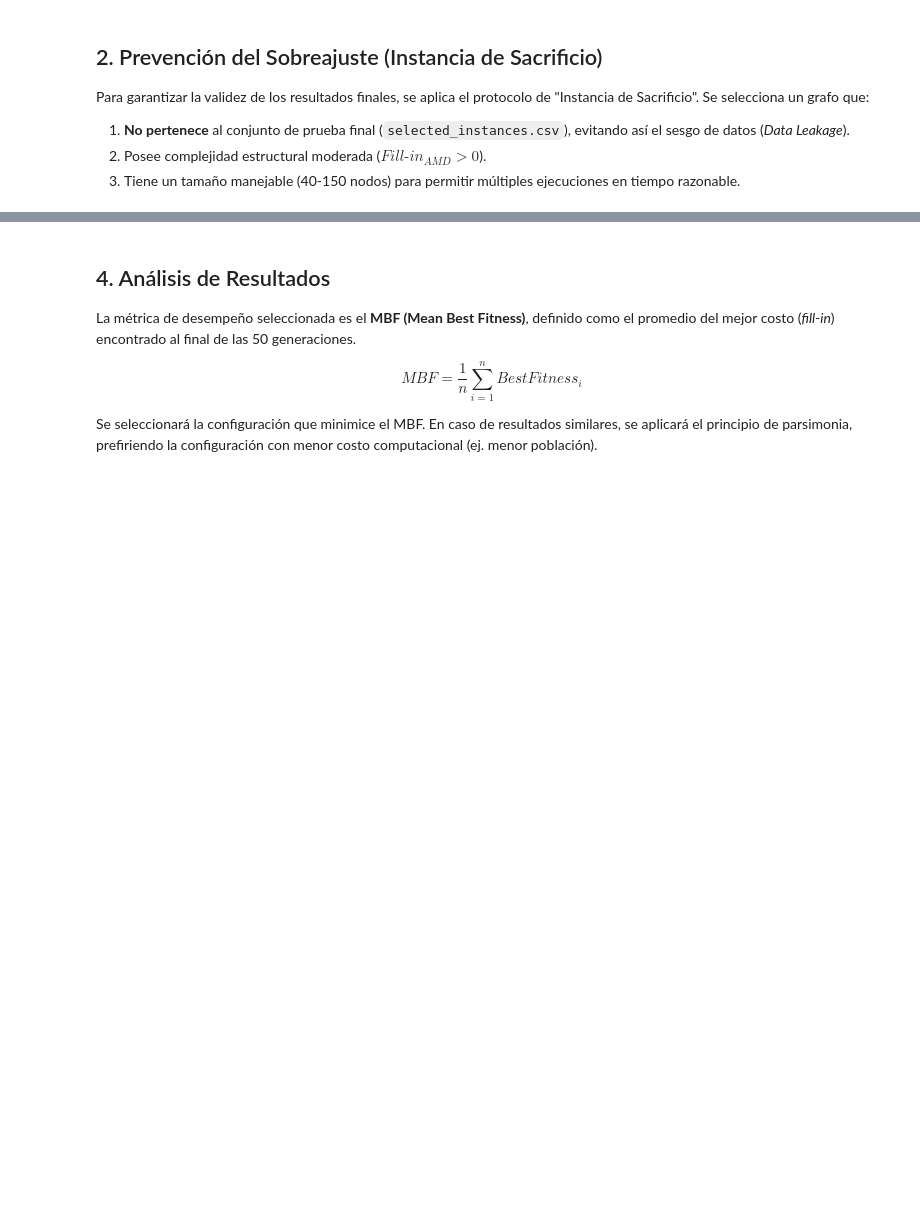
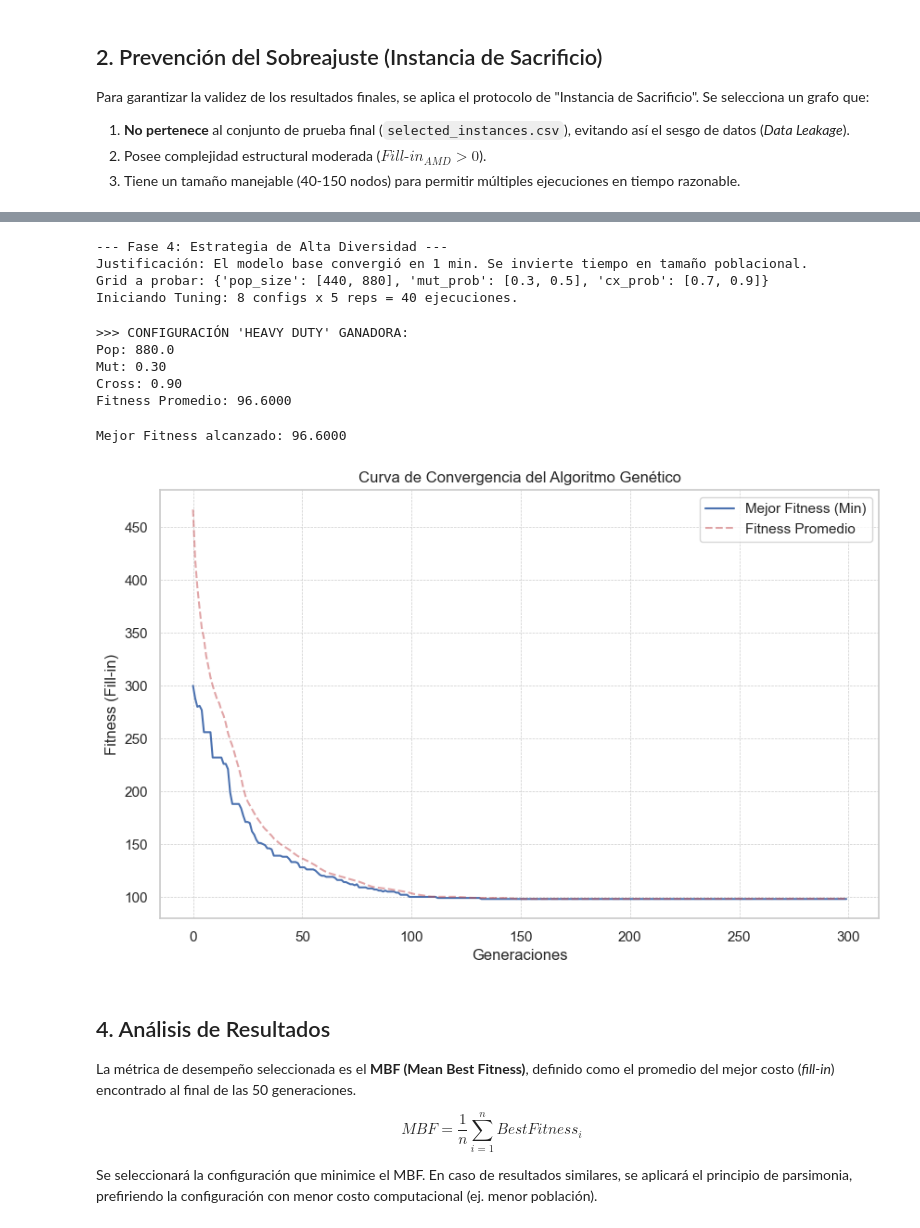
Before and after one commit to ColossalCoin/MinimumFill-in_EA, a Jupyter notebook: notebooks/02_Parameter_Tuning.ipynb, the cells around one changed output, grey strips where cells are left out. Saved outputs shown, nothing was run; the diff lists cells and outputs as text; code cells hidden in the pictures; blank space fills up the shorter version.

```diff
--- a/notebooks/02_Parameter_Tuning.ipynb
+++ b/notebooks/02_Parameter_Tuning.ipynb
@@ -159,3 +295,75 @@ Calibración finalizada.
+# %%
+base_pop = int(best_row_final['pop_size'])
+base_mut = float(best_row_final['mut_prob'])
+
+param_grid_aggressive = {
+    # Aumentamos drásticamente la población.
+    # Si base_pop era 100, probaremos 200 y 400.
+    'pop_size': [base_pop * 2, base_pop * 4],
+
+    # Probamos mutaciones más altas para evitar que la línea roja toque la azul
+    'mut_prob': [0.3, 0.5],
+
+    # Probamos cruces variados
+    'cx_prob': [0.7, 0.9]
+}
+
+print(f"--- Fase 4: Estrategia de Alta Diversidad ---")
+print(f"Justificación: El modelo base convergió en 1 min. Se invierte tiempo en tamaño poblacional.")
+print(f"Grid a probar: {param_grid_aggressive}")
+
+# Instanciamos el Tuner
+tuner_aggressive = GridSearchTuner(
+    graph=G_tune,
+    param_grid=param_grid_aggressive,
+    repetitions=5,     # 5 repeticiones son suficientes si la población es gigante.
+    generations=300    # 300 son suficientes, anteriormente mostramos que se estanca en 100.
+)
+
+# Ejecutar
+df_results_agg = tuner_aggressive.run(verbose=True)
+# %% [output]
+--- Fase 4: Estrategia de Alta Diversidad ---
+Justificación: El modelo base convergió en 1 min. Se invierte tiempo en tamaño poblacional.
+Grid a probar: {'pop_size': [440, 880], 'mut_prob': [0.3, 0.5], 'cx_prob': [0.7, 0.9]}
+Iniciando Tuning: 8 configs x 5 reps = 40 ejecuciones.
+# %%
+# Procesar resultados
+summary_agg = df_results_agg.groupby(['pop_size', 'mut_prob', 'cx_prob'])['fitness'].mean().reset_index()
+summary_agg = summary_agg.sort_values(by='fitness', ascending=True)
+
+best_row_agg = summary_agg.iloc[0]
+
+print(f"\n>>> CONFIGURACIÓN 'HEAVY DUTY' GANADORA:")
+print(f"Pop: {best_row_agg['pop_size']}")
+print(f"Mut: {best_row_agg['mut_prob']:.2f}")
+print(f"Cross: {best_row_agg['cx_prob']:.2f}")
+print(f"Fitness Promedio: {best_row_agg['fitness']:.4f}")
+# %% [output]
+>>> CONFIGURACIÓN 'HEAVY DUTY' GANADORA:
+Pop: 880.0
+Mut: 0.30
+Cross: 0.90
+Fitness Promedio: 96.6000
+# %%
+# Instancia final directa del algoritmo
+ea_diag_v2 = GraphChordalizer(G_tune)
+
+print("--- Ejecutando Modelo Óptimo V2 ---")
+best_ind_diag_v2, log_diag_v2 = ea_diag.run_ea(
+    num_generations=300,  # Convergencia profunda
+    population_size=int(best_row_agg['pop_size']),
+    cx_prob=0.9,          # Mantenemos el default seguro
+    mut_prob=float(best_row_agg['mut_prob']),
+    verbose=False
+)
+# %%
+
+print(f"Mejor Fitness alcanzado: {best_row_agg['fitness']:.4f}")
+plot_convergence(log_diag_v2)
+# %% [output]
+Mejor Fitness alcanzado: 96.6000
+[figure, added]
 # %% [markdown]
 ## 4. Análisis de Resultados
 La métrica de desempeño seleccionada es el **MBF (Mean Best Fitness)**, definido como el promedio del mejor costo (*fill-in*) encontrado al final de las 50 generaciones.
```
Also changed, not shown: parts of 16 cells of this notebook.
